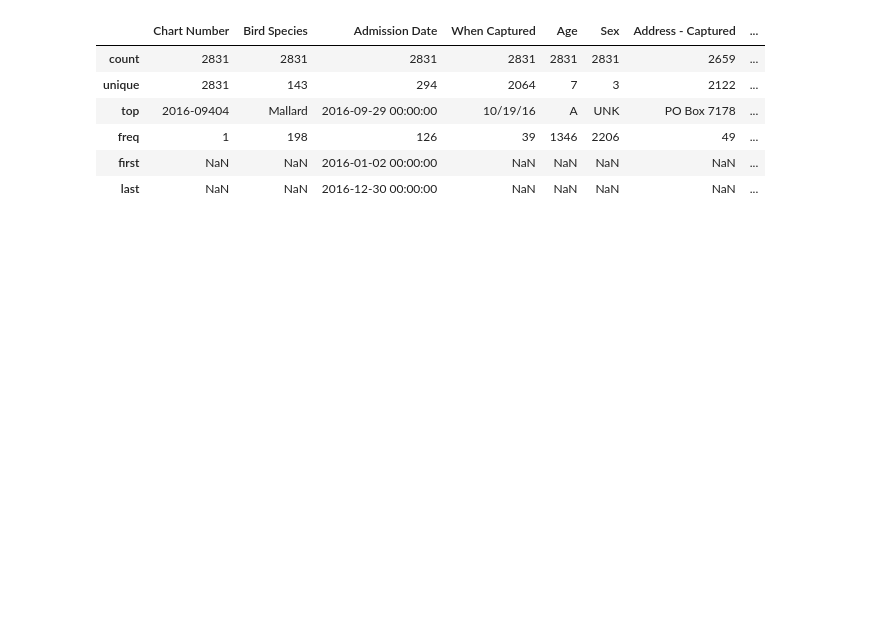
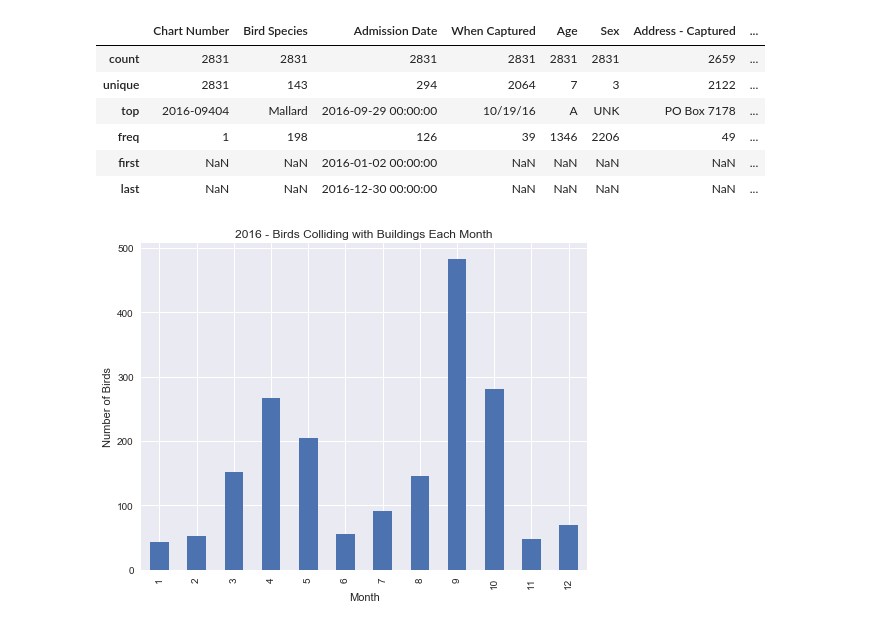
Before and after one commit to lknapp/bird-data, a Jupyter notebook: Birds.ipynb, the cells around one changed output. Drawn from its saved outputs; the diff is of its cells as text; code cells hidden in the pictures; blank space fills up the shorter version.

```diff
--- a/Birds.ipynb
+++ b/Birds.ipynb
@@ -17,3 +17,16 @@ bird_data.describe()
 | freq | 1 | 198 | 126 | 39 | 1346 | 2206 | 49 | ... |
 | first | NaN | NaN | 2016-01-02 00:00:00 | NaN | NaN | NaN | NaN | ... |
 | last | NaN | NaN | 2016-12-30 00:00:00 | NaN | NaN | NaN | NaN | ... |
+# %%
+fig, ax = plt.subplots(figsize=(8, 6))
+collision_values = ["Collision - building", "Collision - window", "Collision - car", "Collision - other"]
+row_mask = bird_data.isin(collision_values)["Injury Cause"]
+collision_data = bird_data[row_mask]
+collision_data['Chart Number'].groupby(collision_data["Admission Date"].dt.month).count().plot(kind="bar")
+
+ax.set_xlabel('Month')
+ax.set_ylabel('Number of Birds')
+plt.title('2016 - Birds Colliding with Buildings Each Month')
+plt.show()
+# %% [output]
+[figure, added]
```
Also changed, not shown: parts of 7 cells of this notebook, 1 other file.
